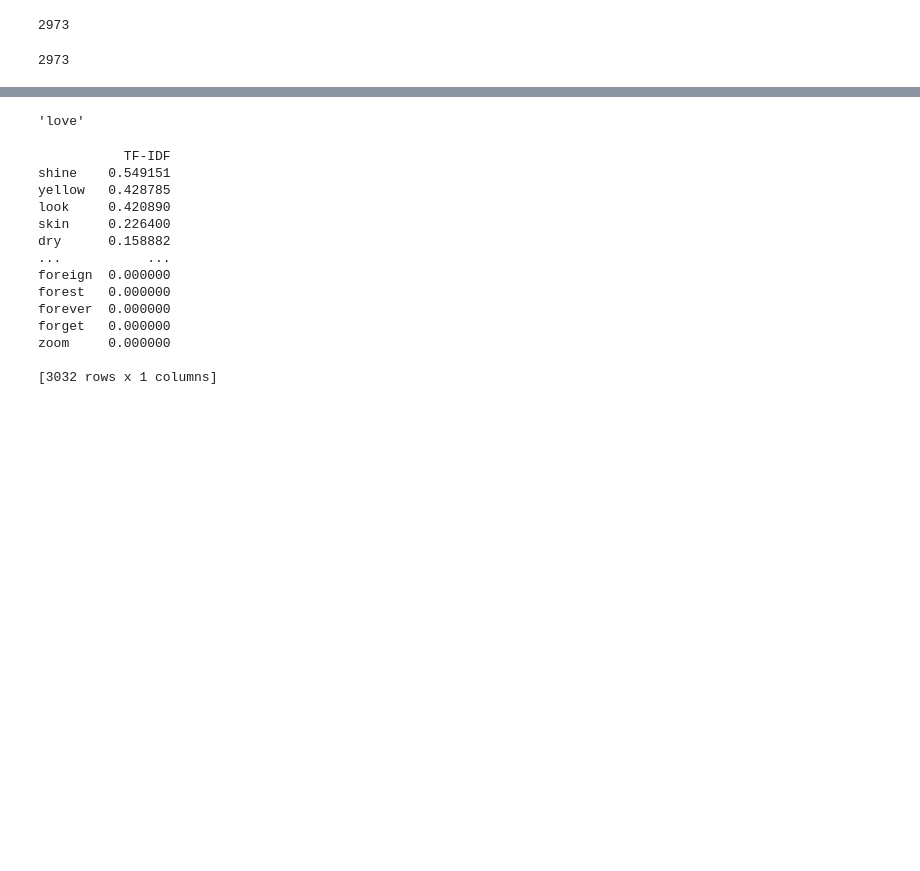
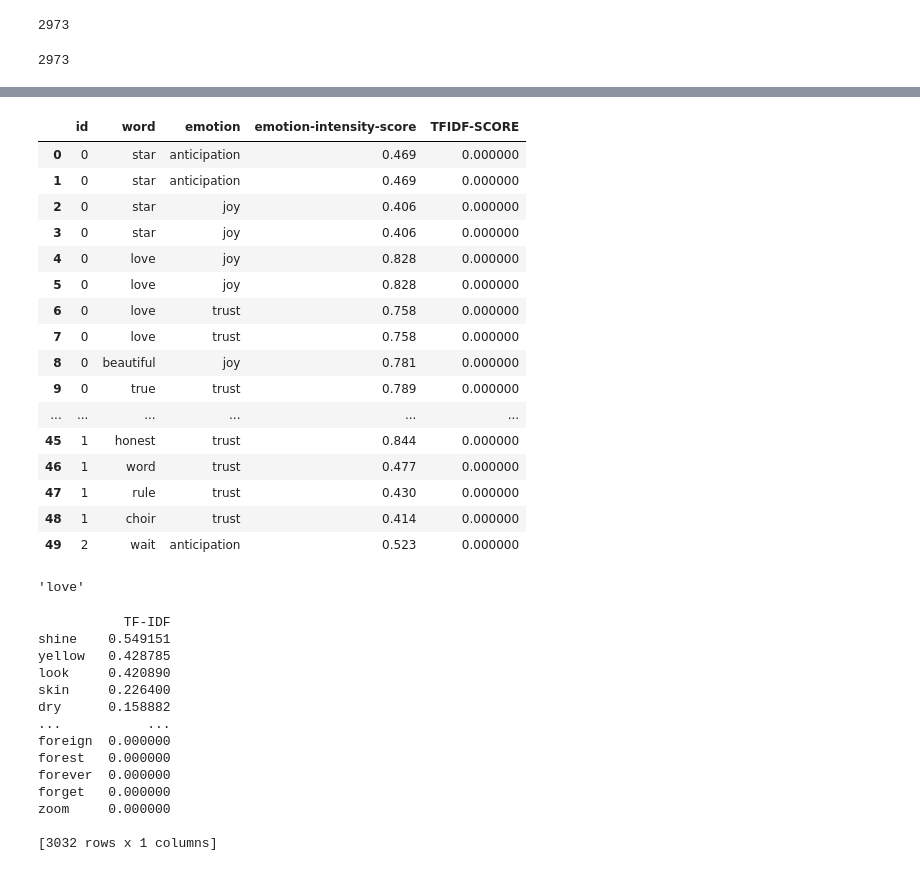
Before and after one commit to Gail529/Recommendation-system, a Jupyter notebook: tfidf_song.ipynb, the cells around one changed output, grey strips where cells are left out. Drawn from its saved outputs; the diff is of its cells as text; code cells hidden in the pictures; blank space fills up the shorter version.

```diff
--- a/tfidf_song.ipynb
+++ b/tfidf_song.ipynb
@@ -143,3 +130,25 @@ score_df
+# %%
+final_df=pd.merge(emo_df,score_df)
+# %%
+final_df.to_csv('emotion')
+# %% [output]
+|  | id | word | emotion | emotion-intensity-score | TFIDF-SCORE |
+| 0 | 0 | star | anticipation | 0.469 | 0.000000 |
+| 1 | 0 | star | anticipation | 0.469 | 0.000000 |
+| 2 | 0 | star | joy | 0.406 | 0.000000 |
+| 3 | 0 | star | joy | 0.406 | 0.000000 |
+| 4 | 0 | love | joy | 0.828 | 0.000000 |
+| 5 | 0 | love | joy | 0.828 | 0.000000 |
+| 6 | 0 | love | trust | 0.758 | 0.000000 |
+| 7 | 0 | love | trust | 0.758 | 0.000000 |
+| 8 | 0 | beautiful | joy | 0.781 | 0.000000 |
+| 9 | 0 | true | trust | 0.789 | 0.000000 |
+| ... | ... | ... | ... | ... | ... |
+| 45 | 1 | honest | trust | 0.844 | 0.000000 |
+| 46 | 1 | word | trust | 0.477 | 0.000000 |
+| 47 | 1 | rule | trust | 0.430 | 0.000000 |
+| 48 | 1 | choir | trust | 0.414 | 0.000000 |
+| 49 | 2 | wait | anticipation | 0.523 | 0.000000 |
 # %%
 song_df['word'].values[5]
 # %% [output]
```
Also changed, not shown: parts of 6 cells of this notebook.
